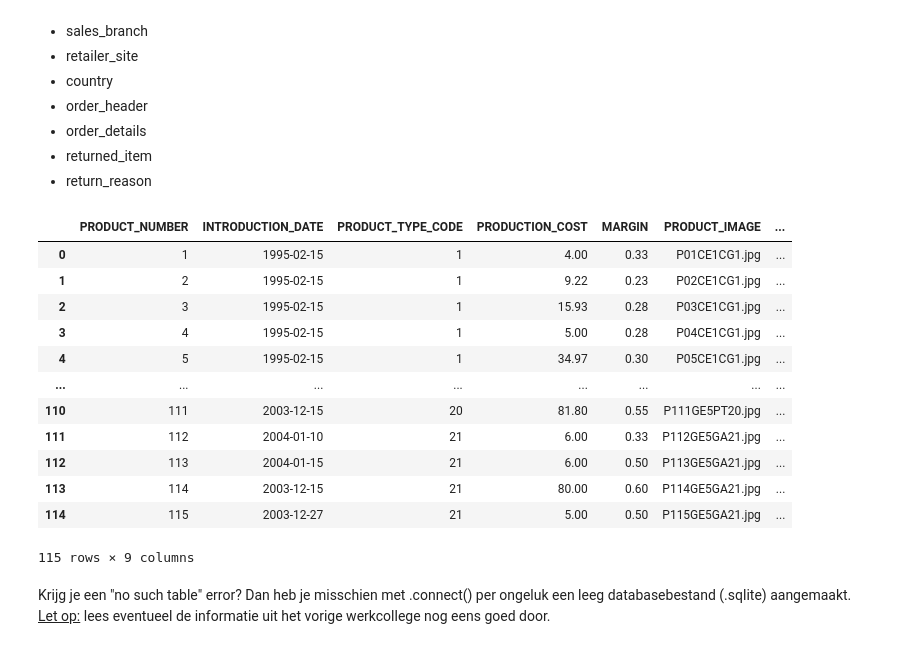
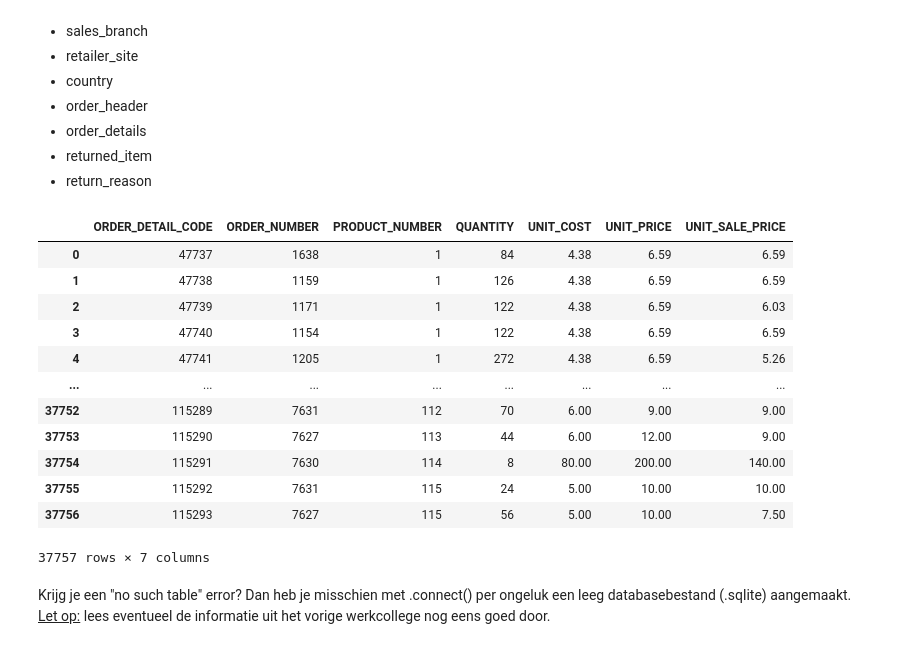
Before and after one commit to RobbertSchwarze/SEM4Robbert, a Jupyter notebook: DEAI - Pythonweek WC Dataselectie met pandas/Opdrachten.ipynb, the cells around one changed output. Drawn from its saved outputs; the diff is of its cells as text; code cells hidden in the pictures.

```diff
--- a/DEAI - Pythonweek WC Dataselectie met pandas/Opdrachten.ipynb
+++ b/DEAI - Pythonweek WC Dataselectie met pandas/Opdrachten.ipynb
@@ -48,8 +48,8 @@ select_all_returned_item = "SELECT * FROM returned_item"
 select_all_return_reason = "SELECT * FROM return_reason"
 
 #tabel: product
-product = pd.read_sql(select_all_product, conn)
-product
+#product = pd.read_sql(select_all_product, conn)
+#product
 
 #tabel: product_type.
 #product_type = pd.read_sql(select_all_product_type, conn)
@@ -64,46 +64,46 @@ product
 #sales_staff
 
 #tabel: sales_branch
 #sales_branch = pd.read_sql(select_all_sales_branch, conn)
 #sales_branch
 
 #tabel: retailer_site
 #retailer_site = pd.read_sql(select_all_retailer_site, conn)
 #retailer_site
 
 #tabel: country
 #country = pd.read_sql(select_all_country, conn)
 #country
 
 #tabel: order_header
 #order_header = pd.read_sql(select_all_order_header, conn)
 #order_header
 
 #tabel: order_details
 #order_details = pd.read_sql(select_all_order_details, conn)
 #order_details
 
 #tabel: returned_item
 #returned_item = pd.read_sql(select_all_returned_item, conn)
 #returned_item
 
 #tabel: return_reason
 #return_reason = pd.read_sql(select_all_return_reason, conn)
 #return_reason
 # %% [output]
-|  | PRODUCT_NUMBER | INTRODUCTION_DATE | PRODUCT_TYPE_CODE | PRODUCTION_COST | MARGIN | PRODUCT_IMAGE | ... |
-| 0 | 1 | 1995-02-15 | 1 | 4.00 | 0.33 | P01CE1CG1.jpg | ... |
-| 1 | 2 | 1995-02-15 | 1 | 9.22 | 0.23 | P02CE1CG1.jpg | ... |
-| 2 | 3 | 1995-02-15 | 1 | 15.93 | 0.28 | P03CE1CG1.jpg | ... |
-| 3 | 4 | 1995-02-15 | 1 | 5.00 | 0.28 | P04CE1CG1.jpg | ... |
-| 4 | 5 | 1995-02-15 | 1 | 34.97 | 0.30 | P05CE1CG1.jpg | ... |
+|  | ORDER_DETAIL_CODE | ORDER_NUMBER | PRODUCT_NUMBER | QUANTITY | UNIT_COST | UNIT_PRICE | UNIT_SALE_PRICE |
+| 0 | 47737 | 1638 | 1 | 84 | 4.38 | 6.59 | 6.59 |
+| 1 | 47738 | 1159 | 1 | 126 | 4.38 | 6.59 | 6.59 |
+| 2 | 47739 | 1171 | 1 | 122 | 4.38 | 6.59 | 6.03 |
+| 3 | 47740 | 1154 | 1 | 122 | 4.38 | 6.59 | 6.59 |
+| 4 | 47741 | 1205 | 1 | 272 | 4.38 | 6.59 | 5.26 |
 | ... | ... | ... | ... | ... | ... | ... | ... |
-| 110 | 111 | 2003-12-15 | 20 | 81.80 | 0.55 | P111GE5PT20.jpg | ... |
-| 111 | 112 | 2004-01-10 | 21 | 6.00 | 0.33 | P112GE5GA21.jpg | ... |
-| 112 | 113 | 2004-01-15 | 21 | 6.00 | 0.50 | P113GE5GA21.jpg | ... |
-| 113 | 114 | 2003-12-15 | 21 | 80.00 | 0.60 | P114GE5GA21.jpg | ... |
-| 114 | 115 | 2003-12-27 | 21 | 5.00 | 0.50 | P115GE5GA21.jpg | ... |
+| 37752 | 115289 | 7631 | 112 | 70 | 6.00 | 9.00 | 9.00 |
+| 37753 | 115290 | 7627 | 113 | 44 | 6.00 | 12.00 | 9.00 |
+| 37754 | 115291 | 7630 | 114 | 8 | 80.00 | 200.00 | 140.00 |
+| 37755 | 115292 | 7631 | 115 | 24 | 5.00 | 10.00 | 10.00 |
+| 37756 | 115293 | 7627 | 115 | 56 | 5.00 | 10.00 | 7.50 |
-115 rows × 9 columns
+37757 rows × 7 columns
 # %% [markdown]
 Krijg je een "no such table" error? Dan heb je misschien met .connect() per ongeluk een leeg  databasebestand (.sqlite) aangemaakt.<br> <u>Let op:</u> lees eventueel de informatie uit het vorige werkcollege nog eens goed door.
 # %% [markdown]
```
Also changed, not shown: parts of 1 cell of this notebook.
